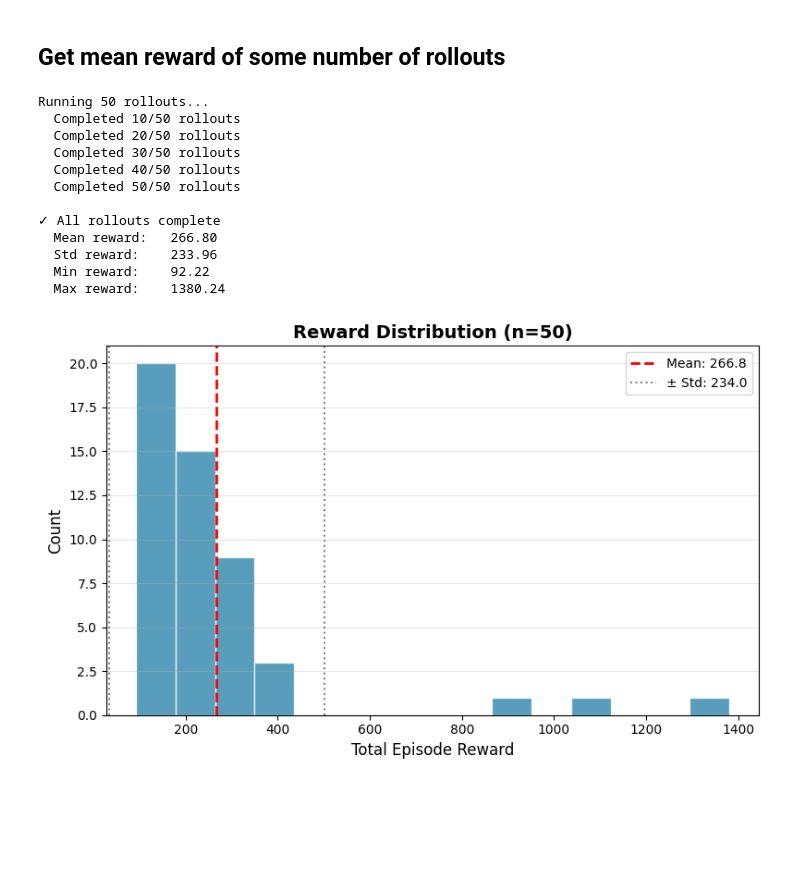
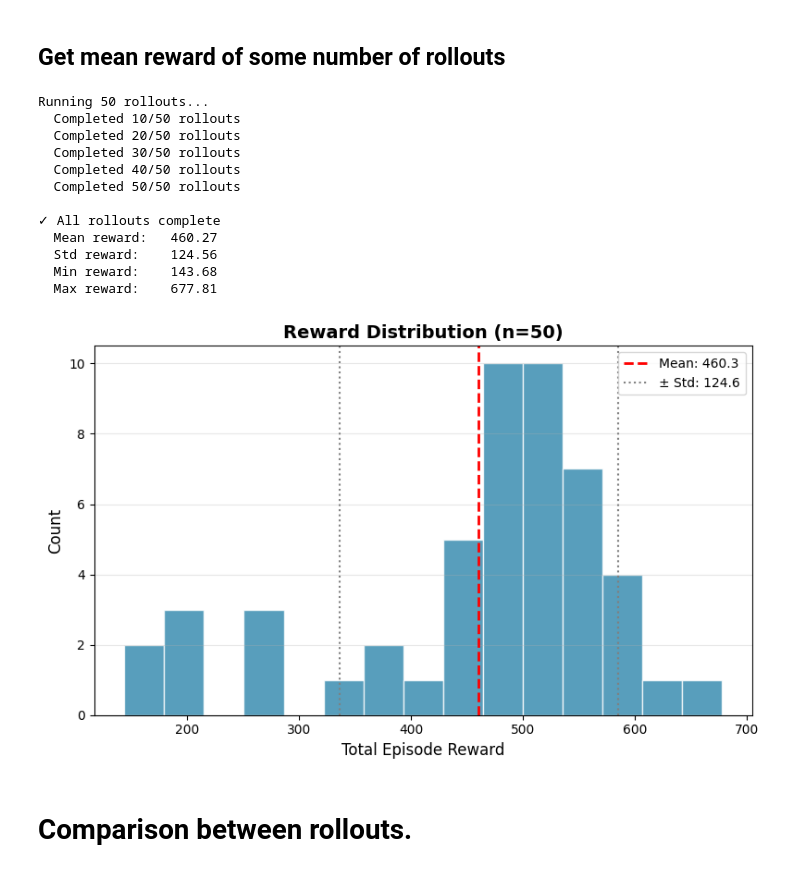
Before and after one commit to weissma6/my_mujoco_playground, a Jupyter notebook: evaluation/UR10_Evaluation_test.ipynb, the cells around one changed output. Saved outputs shown, nothing was run; the diff lists cells and outputs as text; code cells hidden in the pictures; blank space fills up the shorter version.

```diff
--- a/evaluation/UR10_Evaluation_test.ipynb
+++ b/evaluation/UR10_Evaluation_test.ipynb
@@ -29,7 +31,7 @@ import matplotlib.pyplot as plt
 # %%
 user = "weissma6-zhaw-school-of-engineering"
 project = "UR10_pick_ppo"
-run_id = "random_qpos_lr0.0005_512_20260202_074028_8626"  # Replace with your run
+run_id = "DomainR_off_lr0.0006_KPKV400030_20260206_194816_3438"  # Replace with your run
 
 # --- Create output folder ---
 os.makedirs("evaluation/downloaded_policies", exist_ok=True)
@@ -61,4 +63,18 @@ with open(params_path, "rb") as f:
     params_bytes = f.read()
 
 print(f"✓ Loaded params ({len(params_bytes) / 1024:.1f} KB)")
+# --- Extract training config from wandb run ---
+train_config = dict(run.config)
+nf_params = train_config.get("network_factory", {})
+if nf_params is None:
+    nf_params = {}
+print(f"✓ Training config loaded from wandb run")
+print(f"  network_factory: {nf_params}")
+print(f"  env_name:        {train_config.get('env_name', 'UR10PickCube')}")
+
+# --- Extract training config from wandb run ---
+train_config = dict(run.config)
+nf_params = train_config.get("network_factory", {}) or {}
+print(f"✓ Training config loaded")
+print(f"  network_factory: {nf_params}")
 # %% [output]
@@ -232,7 +267,6 @@ Obs size: 63, Action size: 7
 # %%
 # --- Multiple Rollouts for Statistics ---
 num_rollouts = 50
-episode_length = 150
 seed_base = 100  # Different from video rollout seed
 
 # Collect total rewards
@@ -250,9 +284,9 @@ for i in range(num_rollouts):
     for step in range(episode_length):
         rng, act_rng = jax.random.split(rng)
 
-        # Apply policy (no pre-normalization - apply() handles it)
-        raw_output = ppo_network.policy_network.apply(normalizer_params, policy_params, state.obs)
-        action = raw_output[:action_size]
+        # Use the same policy function built via make_policy
+        act_out = policy(state.obs, act_rng)
+        action = act_out[0] if isinstance(act_out, tuple) else act_out
 
         state = jit_step(state, action)
         episode_reward += float(state.reward)
@@ -293,35 +327,37 @@ ax.axvline(
 )
 ax.axvline(
     total_rewards.mean() + total_rewards.std(),
     color="gray",
     linestyle=":",
     linewidth=1.5,
     label=f"± Std: {total_rewards.std():.1f}"
 )
 
 ax.set_xlabel("Total Episode Reward", fontsize=12)
 ax.set_ylabel("Count", fontsize=12)
 ax.set_title(f"Reward Distribution (n={num_rollouts})", fontsize=14, fontweight="bold")
 ax.legend(fontsize=10)
 ax.grid(True, alpha=0.3, axis="y")
 
 plt.tight_layout()
 # plt.savefig("evaluation/graphs/reward_histogram.pdf", bbox_inches="tight", dpi=300)
 # plt.savefig("evaluation/graphs/reward_histogram.png", bbox_inches="tight", dpi=300)
 plt.show()
 
 # print(f"\n✓ Saved to evaluation/graphs/reward_histogram.pdf")
 # %% [output]
 Running 50 rollouts...
   Completed 10/50 rollouts
   Completed 20/50 rollouts
   Completed 30/50 rollouts
   Completed 40/50 rollouts
   Completed 50/50 rollouts
 
 ✓ All rollouts complete
-  Mean reward:   266.80
-  Std reward:    233.96
-  Min reward:    92.22
-  Max reward:    1380.24
+  Mean reward:   460.27
+  Std reward:    124.56
+  Min reward:    143.68
+  Max reward:    677.81
-[figure, old version]
+[figure, new version]
+# %% [markdown]
+# Comparison between rollouts.
```
Also changed, not shown: parts of 7 cells of this notebook, 3 other files.
